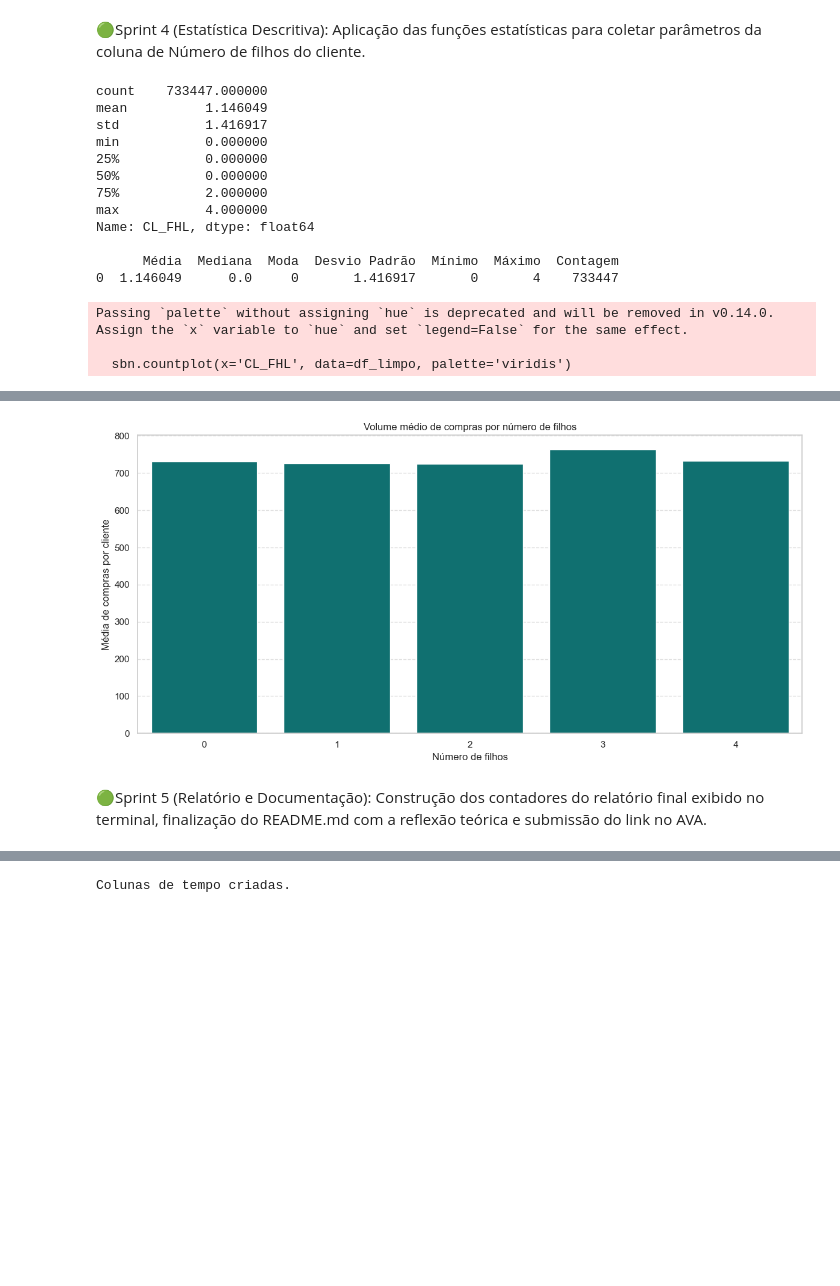
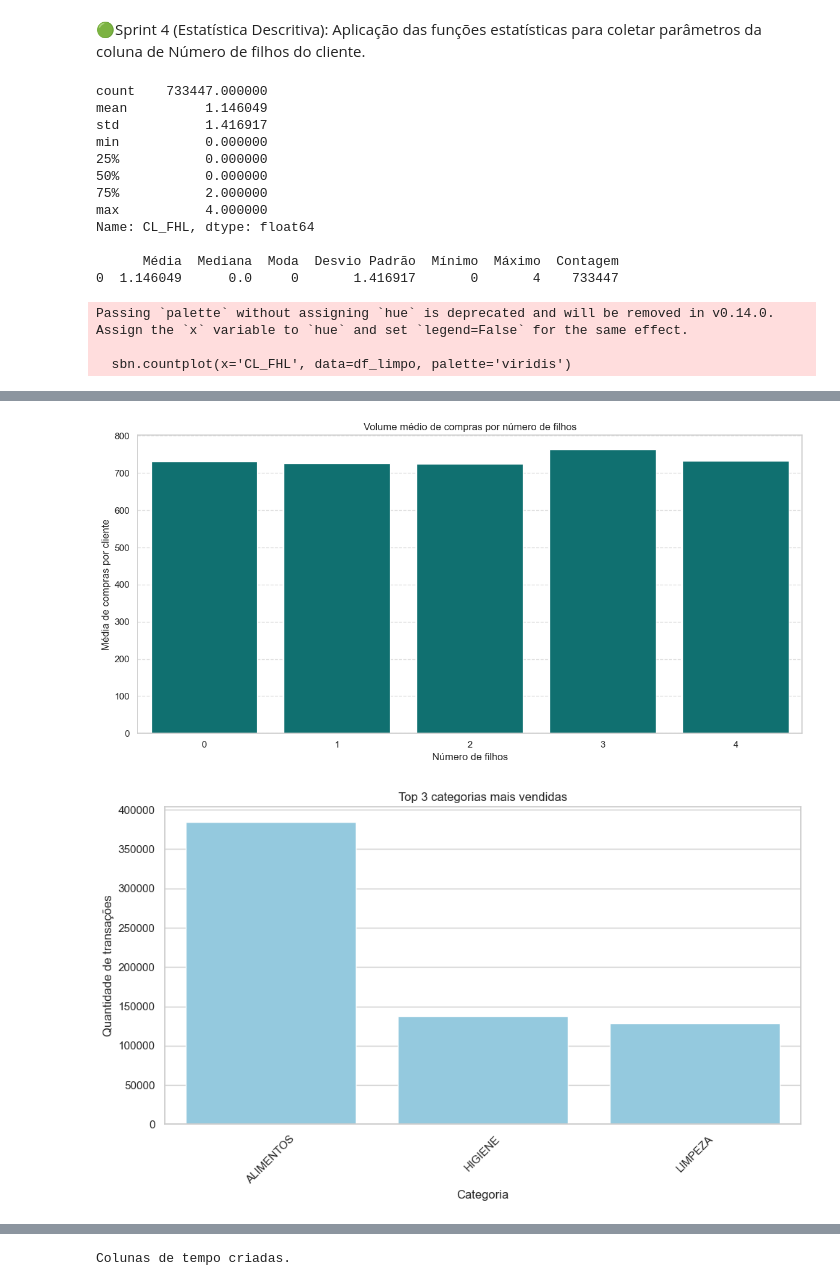
Before and after one commit to danielregis81/Miniprojeto_DanielRegis_T2, a Jupyter notebook: Miniprojeto_Varejo_AED.ipynb, the cells around one changed output, grey strips where cells are left out. Saved outputs shown, nothing was run; the diff lists cells and outputs as text; code cells hidden in the pictures; blank space fills up the shorter version.

```diff
--- a/Miniprojeto_Varejo_AED.ipynb
+++ b/Miniprojeto_Varejo_AED.ipynb
@@ -186,32 +186,45 @@ clientes['CL_FHL'] = pd.to_numeric(clientes['CL_FHL'], errors='coerce')
 clientes = clientes.dropna(subset=['CL_FHL'])
 
 resumo = clientes.groupby('CL_FHL')['VOLUME_COMPRAS'].agg(['mean', 'median', 'count']).reset_index()
 
 plt.figure(figsize=(12, 6))
 sbn.barplot(data=resumo, x='CL_FHL', y='mean', color='teal')
 plt.title('Volume médio de compras por número de filhos')
 plt.xlabel('Número de filhos')
 plt.ylabel('Média de compras por cliente')
 plt.grid(axis='y', linestyle='--', alpha=0.6)
 plt.tight_layout()
 plt.show()
+
+#Top 3 categorias mais vendidas
+
+top3 = df_limpo['PR_CAT'].value_counts().head(3).reset_index()
+top3.columns = ['PR_CAT', 'QUANTIDADE']
+
+plt.figure(figsize=(10, 6))
+sbn.barplot(data=top3, x='PR_CAT', y='QUANTIDADE', color='skyblue')
+plt.title('Top 3 categorias mais vendidas')
+plt.xlabel('Categoria')
+plt.ylabel('Quantidade de transações')
+plt.xticks(rotation=45)
+plt.tight_layout()
+plt.show()
 # %% [output]
 count    733447.000000
 mean          1.146049
 std           1.416917
 min           0.000000
 25%           0.000000
 50%           0.000000
 75%           2.000000
 max           4.000000
 Name: CL_FHL, dtype: float64
 
       Média  Mediana  Moda  Desvio Padrão  Mínimo  Máximo  Contagem
 0  1.146049      0.0     0       1.416917       0       4    733447
 Passing `palette` without assigning `hue` is deprecated and will be removed in v0.14.0. Assign the `x` variable to `hue` and set `legend=False` for the same effect.
 
   sbn.countplot(x='CL_FHL', data=df_limpo, palette='viridis')
 [figure]
 [figure]
+[figure, added]
-# %% [markdown]
-🟢Sprint 5 (Relatório e Documentação): Construção dos contadores do relatório final exibido no terminal, finalização do README.md com a reflexão teórica e submissão do link no AVA.
```
Also changed, not shown: parts of 3 cells of this notebook.
